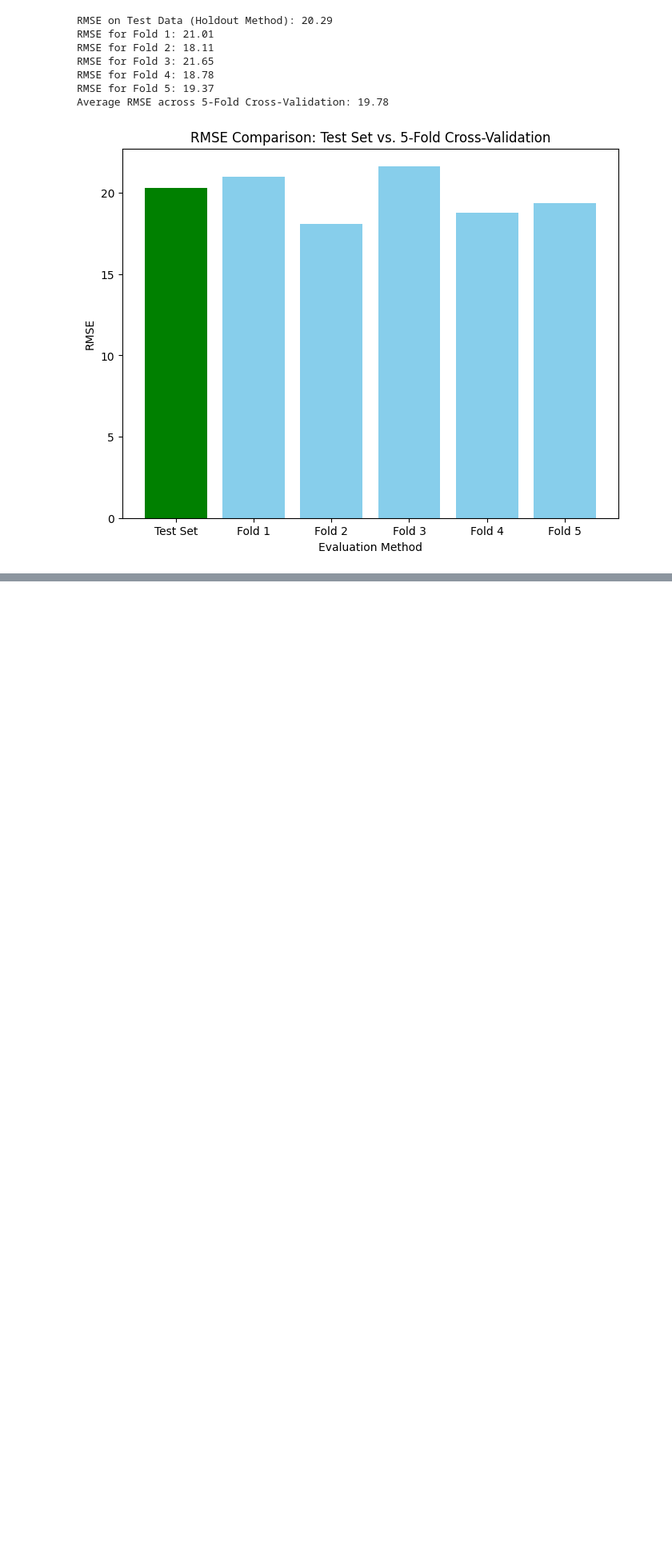
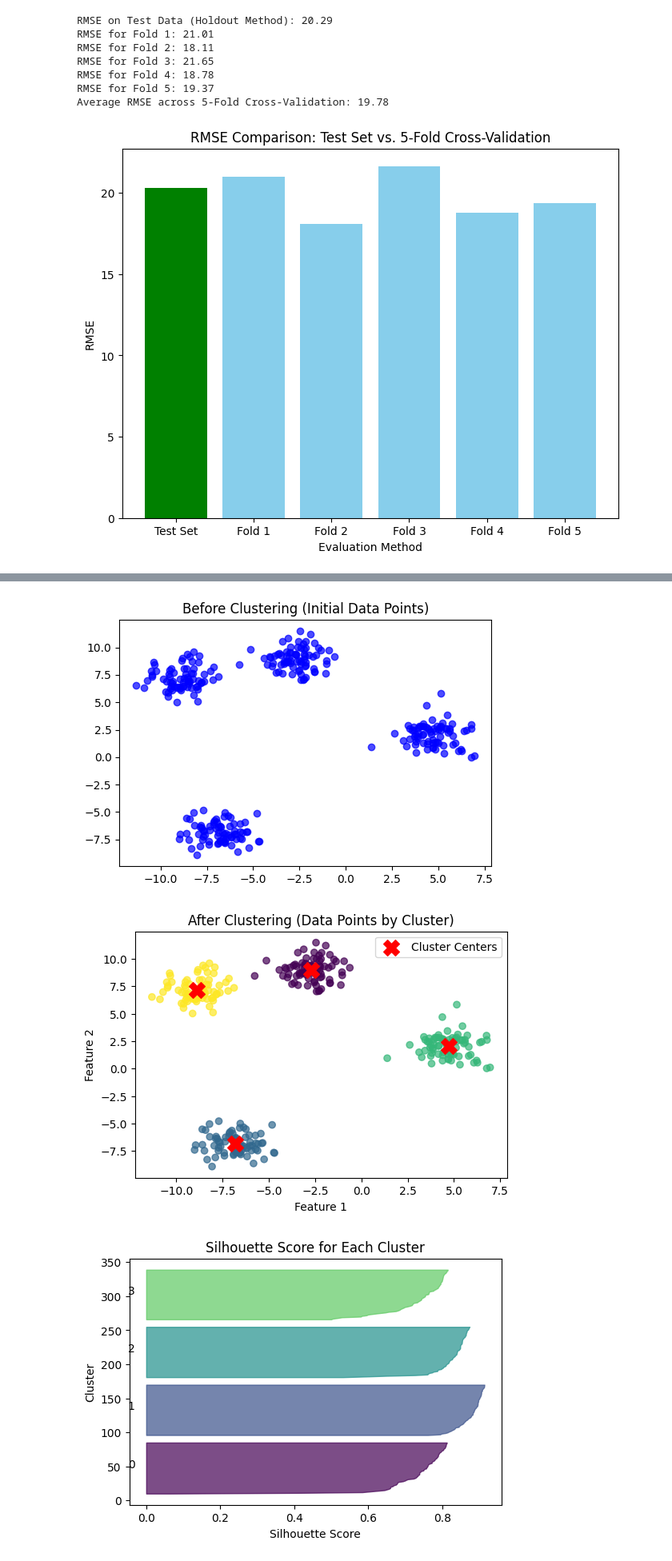
Before and after one commit to MehrdadJalali-AI/Statistics-and-Machine-Learning, a Jupyter notebook: C2_ML.ipynb, the cells around one changed output, grey strips where cells are left out. Shown at 80% size. Drawn from its saved outputs; the diff is of its cells as text; code cells hidden in the pictures; blank space fills up the shorter version.

```diff
--- a/C2_ML.ipynb
+++ b/C2_ML.ipynb
@@ -1750,0 +1854,66 @@ Average RMSE across 5-Fold Cross-Validation: 19.78
+# %%
+import numpy as np
+import matplotlib.pyplot as plt
+from sklearn.datasets import make_blobs
+from sklearn.cluster import KMeans
+from sklearn.metrics import silhouette_score
+from sklearn.metrics import silhouette_samples
+
+# Generate synthetic data with four clusters
+X, _ = make_blobs(n_samples=300, centers=4, random_state=42)
+
+# Initialize K-means with K=4 (number of clusters)
+kmeans = KMeans(n_clusters=4, init='k-means++', random_state=42)
+
+# Fit K-means to the data
+kmeans.fit(X)
+
+# Get cluster assignments and cluster centers
+cluster_assignments = kmeans.labels_
+cluster_centers = kmeans.cluster_centers_
+
+# Calculate the Silhouette Score
+silhouette_avg = silhouette_score(X, cluster_assignments)
+
+# Calculate Silhouette Scores for individual data points
+sample_silhouette_values = silhouette_samples(X, cluster_assignments)
+
+# Create a figure for the data points before clustering
+plt.figure(figsize=(6, 4))
+plt.scatter(X[:, 0], X[:, 1], c='blue', label='Data', alpha=0.7)
+plt.title('Before Clustering (Initial Data Points)')
+plt.show()
+
+# Create a figure for data points color-coded by cluster assignments after clustering
+plt.figure(figsize=(6, 4))
+plt.scatter(X[:, 0], X[:, 1], c=cluster_assignments, cmap='viridis', alpha=0.7)
+plt.scatter(cluster_centers[:, 0], cluster_centers[:, 1], s=200, c='red', marker='X', label='Cluster Centers')
+plt.xlabel('Feature 1')
+plt.ylabel('Feature 2')
+plt.title('After Clustering (Data Points by Cluster)')
+plt.legend()
+plt.show()
+
+# Create a figure for Silhouette Scores for individual data points
+plt.figure(figsize=(6, 4))
+y_lower = 10
+for i in range(4):
+    ith_cluster_silhouette_values = sample_silhouette_values[cluster_assignments == i]
+    ith_cluster_silhouette_values.sort()
+    size_cluster_i = ith_cluster_silhouette_values.shape[0]
+    y_upper = y_lower + size_cluster_i
+    color = plt.cm.viridis(float(i) / 4)
+    plt.fill_betweenx(np.arange(y_lower, y_upper), 0, ith_cluster_silhouette_values, facecolor=color, edgecolor=color, alpha=0.7)
+    plt.text(-0.05, y_lower + 0.5 * size_cluster_i, str(i))
+    y_lower = y_upper + 10
+plt.xlabel('Silhouette Score')
+plt.ylabel('Cluster')
+plt.title('Silhouette Score for Each Cluster')
+plt.show()
+
+# Display the Silhouette Score
+print(f'Silhouette Score = {silhouette_avg:.2f}')
+# %% [output]
+[figure, added]
+[figure, added]
+[figure, added]
```
Also changed, not shown: parts of 14 cells of this notebook.
